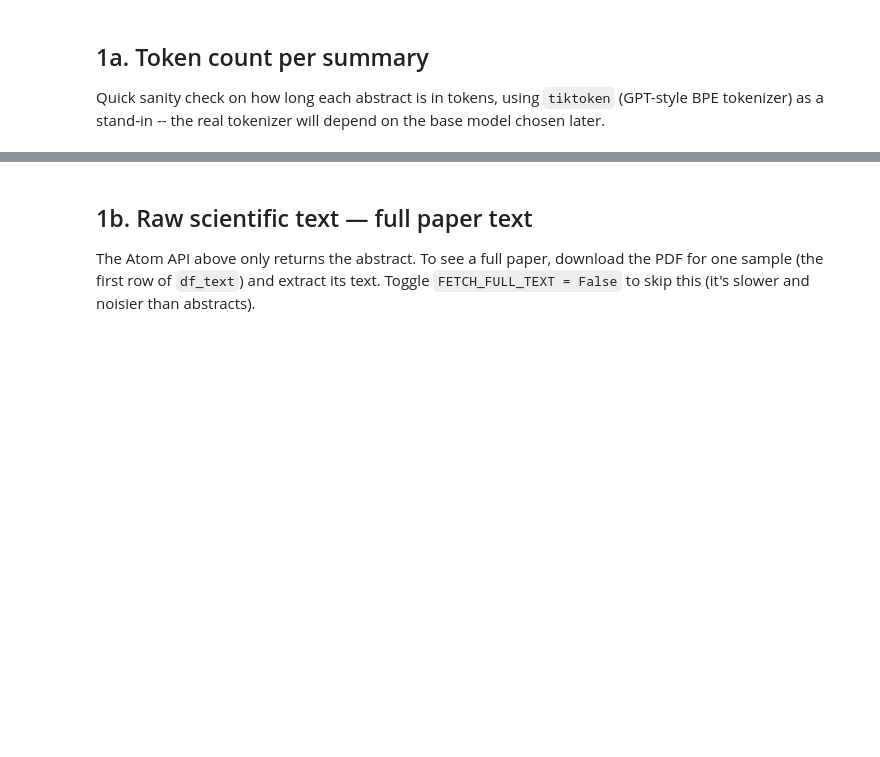
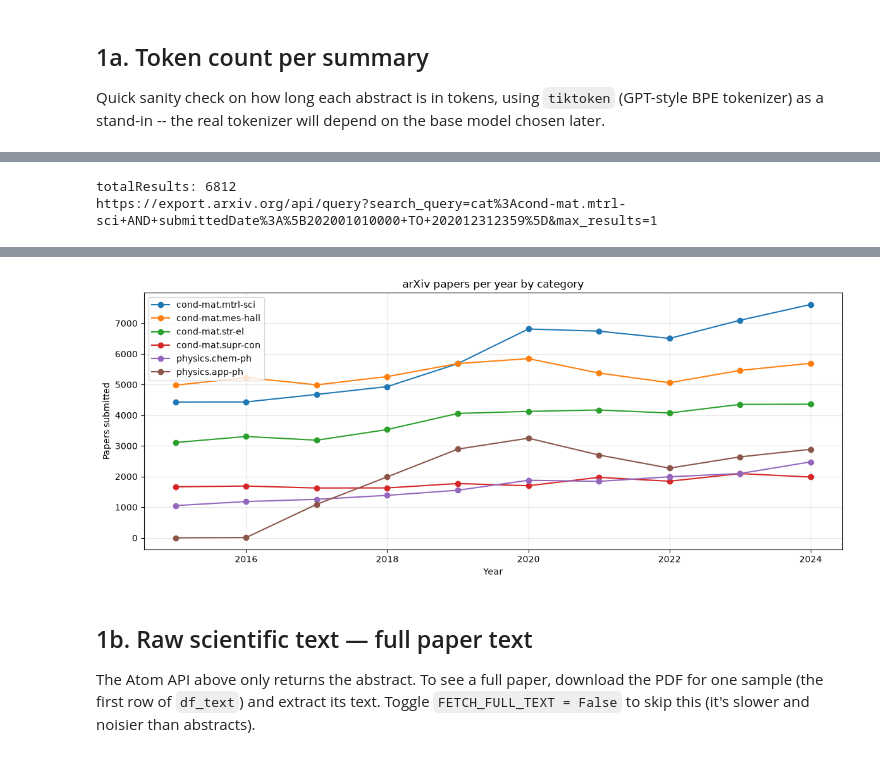
Before and after one commit to Andy-hzm/llm_for_material_discovery, a Jupyter notebook: notebooks/01_data_exploration.ipynb, the cells around one changed output, grey strips where cells are left out. Drawn from its saved outputs; the diff is of its cells as text; code cells hidden in the pictures; blank space fills up the shorter version.

```diff
--- a/notebooks/01_data_exploration.ipynb
+++ b/notebooks/01_data_exploration.ipynb
@@ -90,0 +156,66 @@ Name: summary_token_count, dtype: float64
+# %%
+resp = requests.get(
+    "http://export.arxiv.org/api/query",
+    params={
+        "search_query": "cat:cond-mat.mtrl-sci AND submittedDate:[202001010000 TO 202012312359]",
+        "max_results": 1
+    },
+    timeout=30
+)
+root = ET.fromstring(resp.text)
+ns = {"opensearch": "http://a9.com/-/spec/opensearch/1.1/"}
+print("totalResults:", root.find("opensearch:totalResults", ns).text)
+print(resp.url)
+# %% [output]
+totalResults: 6812
+https://export.arxiv.org/api/query?search_query=cat%3Acond-mat.mtrl-sci+AND+submittedDate%3A%5B202001010000+TO+202012312359%5D&max_results=1
+# %%
+import time
+import matplotlib.pyplot as plt
+
+CATEGORIES = [
+    "cond-mat.mtrl-sci",
+    "cond-mat.mes-hall",
+    "cond-mat.str-el",
+    "cond-mat.supr-con",
+    "physics.chem-ph",
+    "physics.app-ph",
+]
+YEARS = list(range(2015, 2025))
+
+def fetch_count_for_year(category, year):
+    resp = requests.get(
+        "http://export.arxiv.org/api/query",
+        params={
+            "search_query": f"cat:{category} AND submittedDate:[{year}01010000 TO {year}12312359]",
+            "max_results": 1,
+        },
+        timeout=30,
+    )
+    ns_os = {"opensearch": "http://a9.com/-/spec/opensearch/1.1/"}
+    root = ET.fromstring(resp.text)
+    return int(root.find("opensearch:totalResults", ns_os).text)
+
+rows = []
+for cat in CATEGORIES:
+    for year in YEARS:
+        count = fetch_count_for_year(cat, year)
+        rows.append({"category": cat, "year": year, "papers": count})
+        print(f"  {cat} {year}: {count}")
+        time.sleep(3)  # arXiv rate limit
+
+df_ts = pd.DataFrame(rows)
+
+fig, ax = plt.subplots(figsize=(12, 5))
+for cat in CATEGORIES:
+    d = df_ts[df_ts["category"] == cat]
+    ax.plot(d["year"], d["papers"], marker="o", label=cat)
+
+ax.set_title("arXiv papers per year by category")
+ax.set_xlabel("Year")
+ax.set_ylabel("Papers submitted")
+ax.legend(loc="upper left")
+ax.grid(True, alpha=0.3)
+plt.tight_layout()
+plt.show()
+# %% [output]
@@ -91,3 +239,4 @@ Name: summary_token_count, dtype: float64
+[figure, added]
 # %% [markdown]
 ## 1b. Raw scientific text — full paper text
 
```
Also changed, not shown: parts of 10 cells of this notebook, 7 other files.
